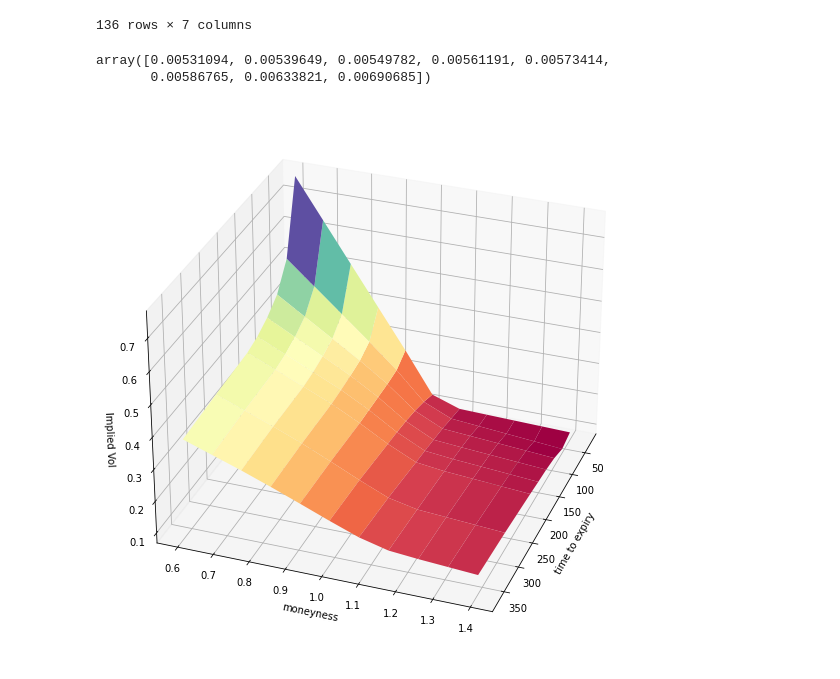
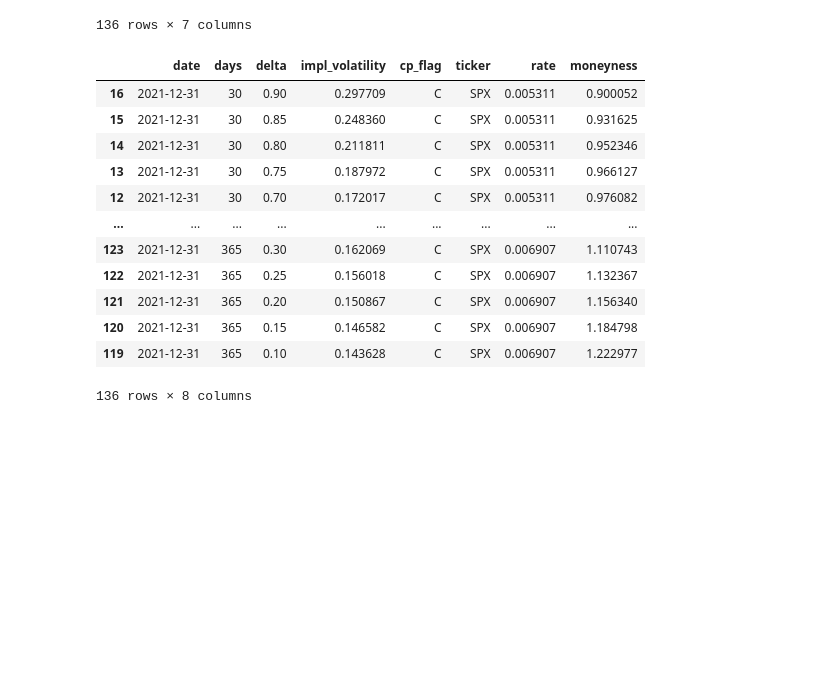
Before and after one commit to DavidMal101/Topics-in-Quant-Finance, a Jupyter notebook: Topics in Quant Finance.ipynb, the cells around one changed output. Drawn from its saved outputs; the diff is of its cells as text; code cells hidden in the pictures; blank space fills up the shorter version.

```diff
--- a/Topics in Quant Finance.ipynb
+++ b/Topics in Quant Finance.ipynb
@@ -88,10 +89,21 @@ def inverse_delta(delta,tao,r,sigma):
 
 impl_vol_sample['moneyness']=impl_vol_sample.apply(lambda x: inverse_delta(x.delta,x.days/365,x.rate,x.impl_volatility),axis=1)
 # %%
-impl_vol_sample['rate'].unique()
+impl_vol_sample
 # %% [output]
+|  | date | days | delta | impl_volatility | cp_flag | ticker | rate | moneyness |
+| 16 | 2021-12-31 | 30 | 0.90 | 0.297709 | C | SPX | 0.005311 | 0.900052 |
+| 15 | 2021-12-31 | 30 | 0.85 | 0.248360 | C | SPX | 0.005311 | 0.931625 |
+| 14 | 2021-12-31 | 30 | 0.80 | 0.211811 | C | SPX | 0.005311 | 0.952346 |
+| 13 | 2021-12-31 | 30 | 0.75 | 0.187972 | C | SPX | 0.005311 | 0.966127 |
+| 12 | 2021-12-31 | 30 | 0.70 | 0.172017 | C | SPX | 0.005311 | 0.976082 |
+| ... | ... | ... | ... | ... | ... | ... | ... | ... |
+| 123 | 2021-12-31 | 365 | 0.30 | 0.162069 | C | SPX | 0.006907 | 1.110743 |
+| 122 | 2021-12-31 | 365 | 0.25 | 0.156018 | C | SPX | 0.006907 | 1.132367 |
+| 121 | 2021-12-31 | 365 | 0.20 | 0.150867 | C | SPX | 0.006907 | 1.156340 |
+| 120 | 2021-12-31 | 365 | 0.15 | 0.146582 | C | SPX | 0.006907 | 1.184798 |
+| 119 | 2021-12-31 | 365 | 0.10 | 0.143628 | C | SPX | 0.006907 | 1.222977 |
-array([0.00531094, 0.00539649, 0.00549782, 0.00561191, 0.00573414,
-       0.00586765, 0.00633821, 0.00690685])
+136 rows × 8 columns
 # %%
 m_grid=np.linspace(0.6,1.4,11)
 t_grid=[30,60,91,122,152,182,273,365]
@@ -117,19 +129,3 @@ for t in t_grid:
 
 
 #interpolation here seems somewhat strange, paper also says to interpolate in time to maturity, but we already have this?
-# %%
-#create surface
-
-tt,mm=np.meshgrid(t_grid,m_grid)
-#volatility indexed by moneyess and days to expiry
-v=pd.pivot(interpolated_df,index=['moneyness'],columns=['days'],values='impl_volatility').to_numpy()
-fig=plt.figure(figsize=(10,10))
-ax=fig.add_subplot(111,projection='3d')
-ax.plot_surface(tt,mm,v,cmap='Spectral')
-ax.set_ylabel('moneyness')
-ax.set_xlabel('time to expiry')
-ax.set_zlabel('Implied Vol')
-ax.view_init(azim=20)
-plt.show()
-# %% [output]
-[figure, removed]
```
Also changed, not shown: parts of 29 cells of this notebook.
